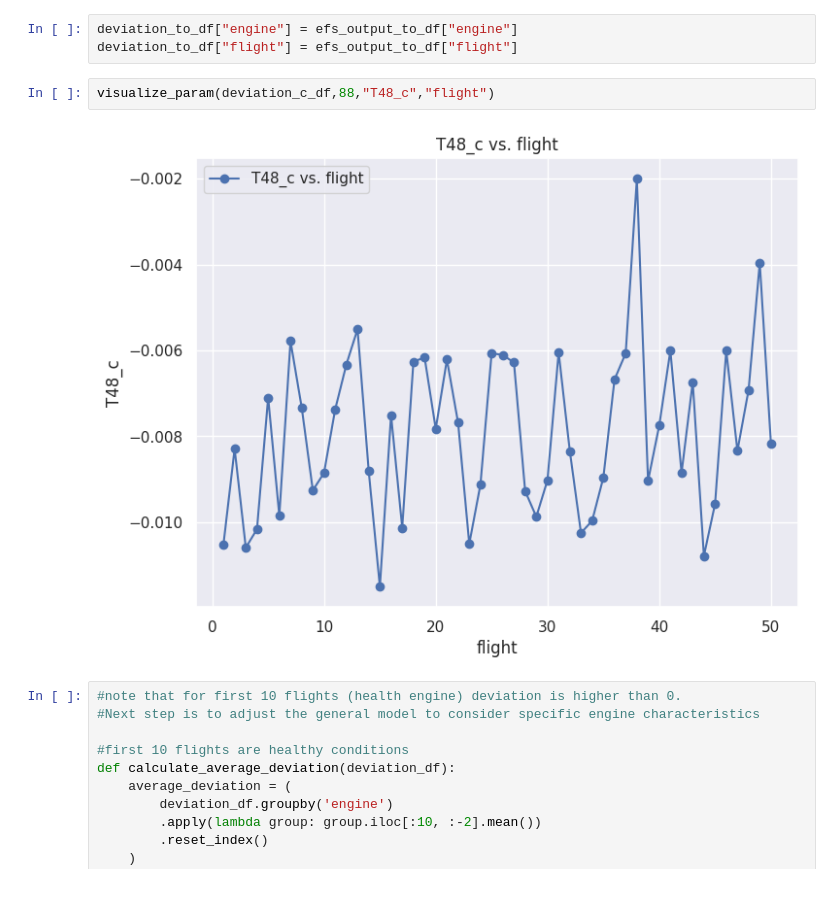
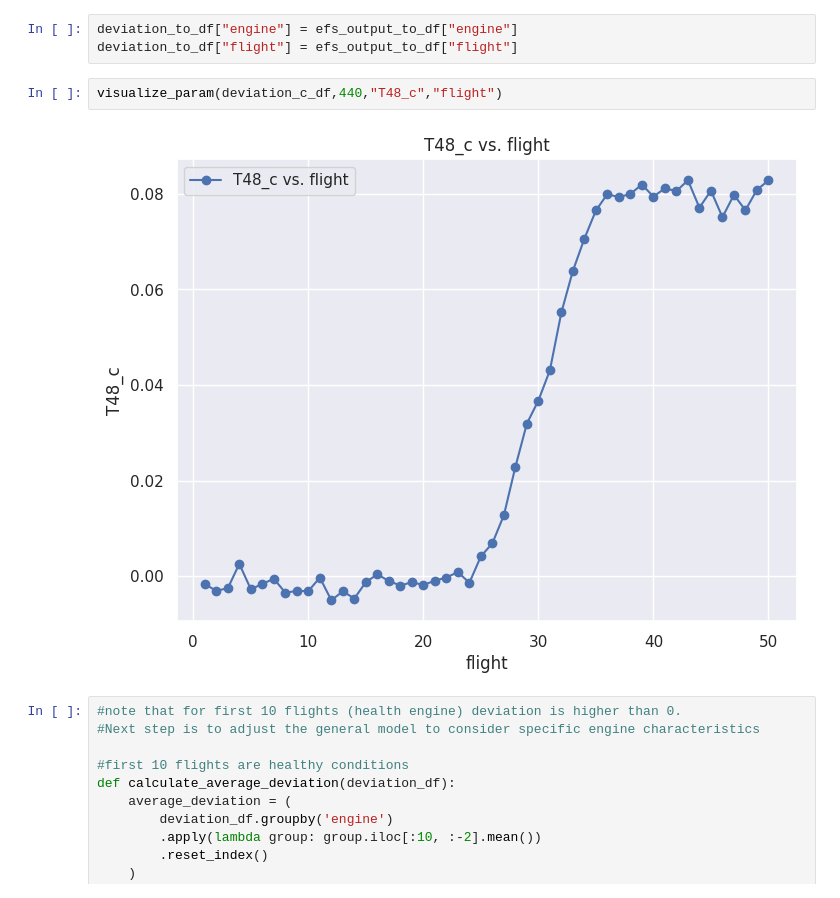
Before and after one commit to alekrul/gt-health-management, a Jupyter notebook: ProDiMES.ipynb, the cells around one changed output. Cells and saved outputs as stored; diff of their text form.

```diff
--- a/ProDiMES.ipynb
+++ b/ProDiMES.ipynb
@@ -322,9 +322,9 @@ deviation_c_df["flight"] = efs_output_c_df["flight"]
 deviation_to_df["engine"] = efs_output_to_df["engine"]
 deviation_to_df["flight"] = efs_output_to_df["flight"]
 # %%
-visualize_param(deviation_c_df,88,"T48_c","flight")
+visualize_param(deviation_c_df,440,"T48_c","flight")
 # %% [output]
-[figure, old version]
+[figure, new version]
 # %%
 #note that for first 10 flights (health engine) deviation is higher than 0.
 #Next step is to adjust the general model to consider specific engine characteristics
```
Also changed, not shown: parts of 32 cells of this notebook.
